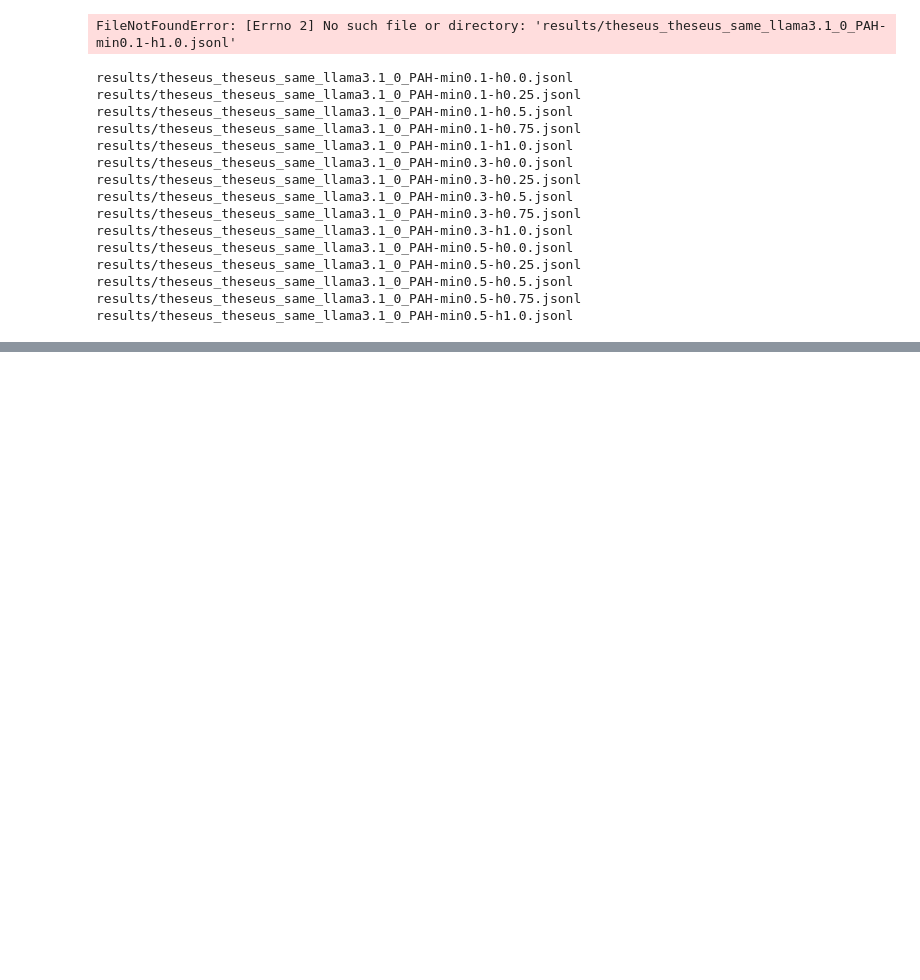
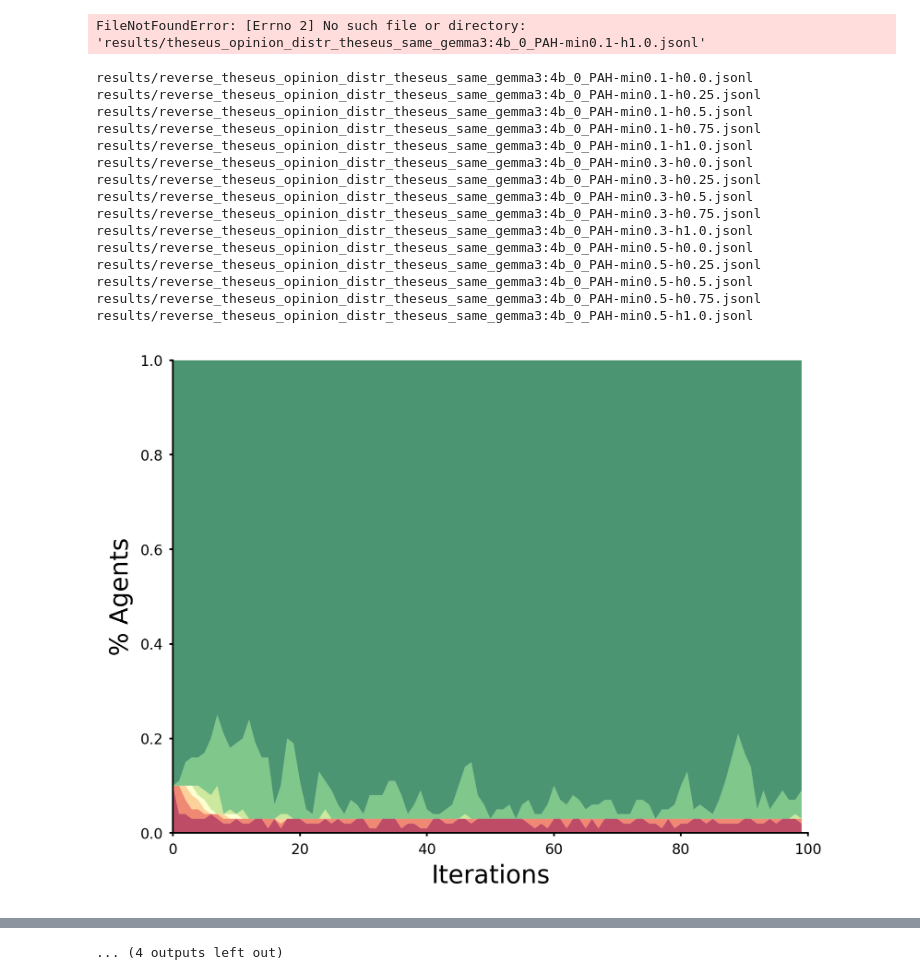
Before and after one commit to ericacau/LLM_OD_Llama3.1, a Jupyter notebook: images.ipynb, the cells around one changed output, grey strips where cells are left out. Saved outputs shown, nothing was run; the diff lists cells and outputs as text; code cells hidden in the pictures; blank space fills up the shorter version.

Commit message:
add gemma experiments and removed old gpt oss experiments

```diff
--- a/images.ipynb
+++ b/images.ipynb
@@ -2,8 +2,8 @@
 import json
 import pandas as pd
 # %%
-exp = 'theseus_same' # 'same'
-llm = 'llama3.1' # mistral
+exp = 'opinion_distr_theseus_same' # 'same'
+llm = 'gemma3:4b'
 llm2 = 'mistral' if llm == 'llama3' else 'llama3'
 min_size = 0.1
 h = 1.0
@@ -14,35 +14,36 @@ with open(f'results/theseus_{exp}_{llm}_0_PAH-min{min_size}-h{h}.jsonl') as f:
         row = json.loads(l)
         rows.append(row)
 # %% [output]
-FileNotFoundError: [Errno 2] No such file or directory: 'results/theseus_theseus_same_llama3.1_0_PAH-min0.1-h1.0.jsonl'
+FileNotFoundError: [Errno 2] No such file or directory: 'results/theseus_opinion_distr_theseus_same_gemma3:4b_0_PAH-min0.1-h1.0.jsonl'
 # %%
 from llm_network.viz import OpinionArea
 import os.path
 
-exp = "reverse"
+mode = "reverse"
 
-for llm in ['llama3.1']:
+for llm in ['gemma3:4b']:
     for min_size in [0.1, 0.3, 0.5]:
         for h in [0.0, 0.25, 0.5, 0.75, 1.0]:
-            filename = f'results/theseus_{exp}_{llm}_0_PAH-min{min_size}-h{h}.jsonl'
+            filename = f'results/{mode}_theseus_{exp}_{llm}_0_PAH-min{min_size}-h{h}.jsonl'
             if os.path.exists(filename):
                 img = OpinionArea(filename)
-                img.plot(f"stacked/theseus_{exp}_{llm}_0_PAH-min{min_size}-h{h}.png", legend=False)
+                img.plot(f"stacked/{mode}_theseus_{exp}_{llm}_0_PAH-min{min_size}-h{h}.png", legend=False)
             else:
                 print('not found', filename)
 # %% [output]
-results/theseus_theseus_same_llama3.1_0_PAH-min0.1-h0.0.jsonl
-results/theseus_theseus_same_llama3.1_0_PAH-min0.1-h0.25.jsonl
-results/theseus_theseus_same_llama3.1_0_PAH-min0.1-h0.5.jsonl
-results/theseus_theseus_same_llama3.1_0_PAH-min0.1-h0.75.jsonl
-results/theseus_theseus_same_llama3.1_0_PAH-min0.1-h1.0.jsonl
-results/theseus_theseus_same_llama3.1_0_PAH-min0.3-h0.0.jsonl
-results/theseus_theseus_same_llama3.1_0_PAH-min0.3-h0.25.jsonl
-results/theseus_theseus_same_llama3.1_0_PAH-min0.3-h0.5.jsonl
-results/theseus_theseus_same_llama3.1_0_PAH-min0.3-h0.75.jsonl
-results/theseus_theseus_same_llama3.1_0_PAH-min0.3-h1.0.jsonl
-results/theseus_theseus_same_llama3.1_0_PAH-min0.5-h0.0.jsonl
-results/theseus_theseus_same_llama3.1_0_PAH-min0.5-h0.25.jsonl
-results/theseus_theseus_same_llama3.1_0_PAH-min0.5-h0.5.jsonl
-results/theseus_theseus_same_llama3.1_0_PAH-min0.5-h0.75.jsonl
-results/theseus_theseus_same_llama3.1_0_PAH-min0.5-h1.0.jsonl
+results/reverse_theseus_opinion_distr_theseus_same_gemma3:4b_0_PAH-min0.1-h0.0.jsonl
+results/reverse_theseus_opinion_distr_theseus_same_gemma3:4b_0_PAH-min0.1-h0.25.jsonl
+results/reverse_theseus_opinion_distr_theseus_same_gemma3:4b_0_PAH-min0.1-h0.5.jsonl
+results/reverse_theseus_opinion_distr_theseus_same_gemma3:4b_0_PAH-min0.1-h0.75.jsonl
+results/reverse_theseus_opinion_distr_theseus_same_gemma3:4b_0_PAH-min0.1-h1.0.jsonl
+results/reverse_theseus_opinion_distr_theseus_same_gemma3:4b_0_PAH-min0.3-h0.0.jsonl
+results/reverse_theseus_opinion_distr_theseus_same_gemma3:4b_0_PAH-min0.3-h0.25.jsonl
+results/reverse_theseus_opinion_distr_theseus_same_gemma3:4b_0_PAH-min0.3-h0.5.jsonl
+results/reverse_theseus_opinion_distr_theseus_same_gemma3:4b_0_PAH-min0.3-h0.75.jsonl
+results/reverse_theseus_opinion_distr_theseus_same_gemma3:4b_0_PAH-min0.3-h1.0.jsonl
+results/reverse_theseus_opinion_distr_theseus_same_gemma3:4b_0_PAH-min0.5-h0.0.jsonl
+results/reverse_theseus_opinion_distr_theseus_same_gemma3:4b_0_PAH-min0.5-h0.25.jsonl
+results/reverse_theseus_opinion_distr_theseus_same_gemma3:4b_0_PAH-min0.5-h0.5.jsonl
+results/reverse_theseus_opinion_distr_theseus_same_gemma3:4b_0_PAH-min0.5-h0.75.jsonl
+results/reverse_theseus_opinion_distr_theseus_same_gemma3:4b_0_PAH-min0.5-h1.0.jsonl
+[figure, added]
@@ -49,3 +60,4 @@ results/theseus_theseus_same_llama3.1_0_PAH-min0.5-h1.0.jsonl
+... (4 outputs left out)
 # %%
 from llm_network.viz import OpinionArea
 import os.path
```
Also changed, not shown: parts of 2 cells of this notebook, 55 other files.
